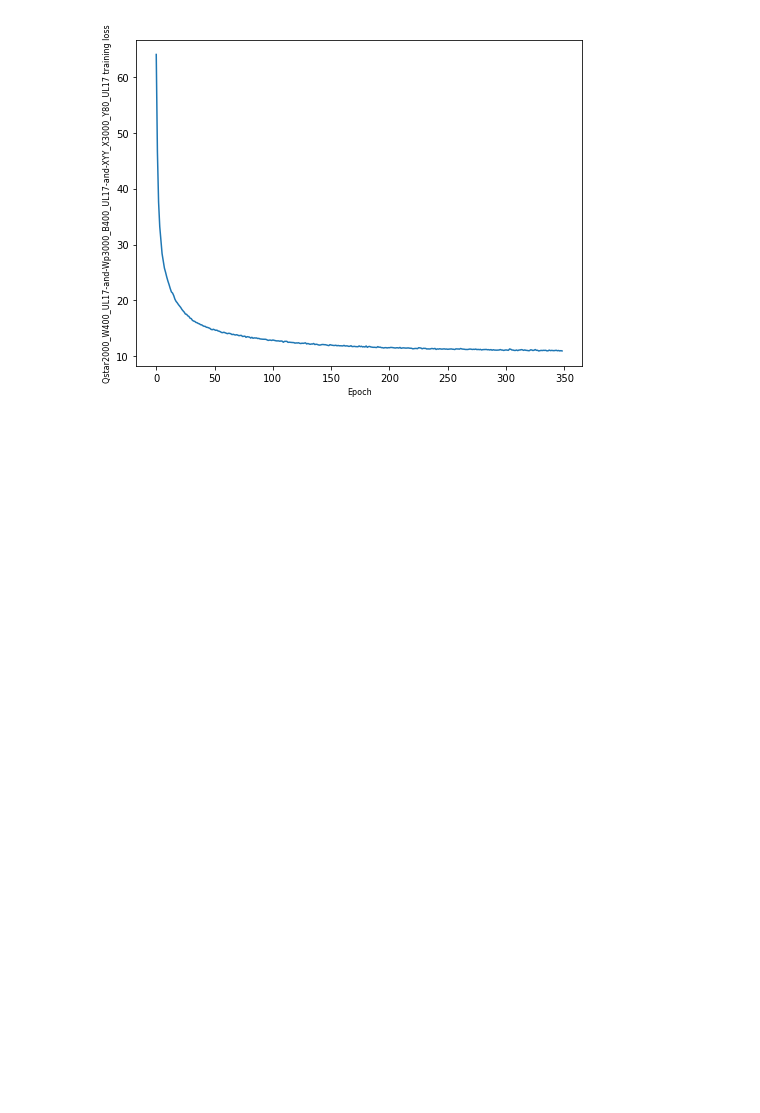
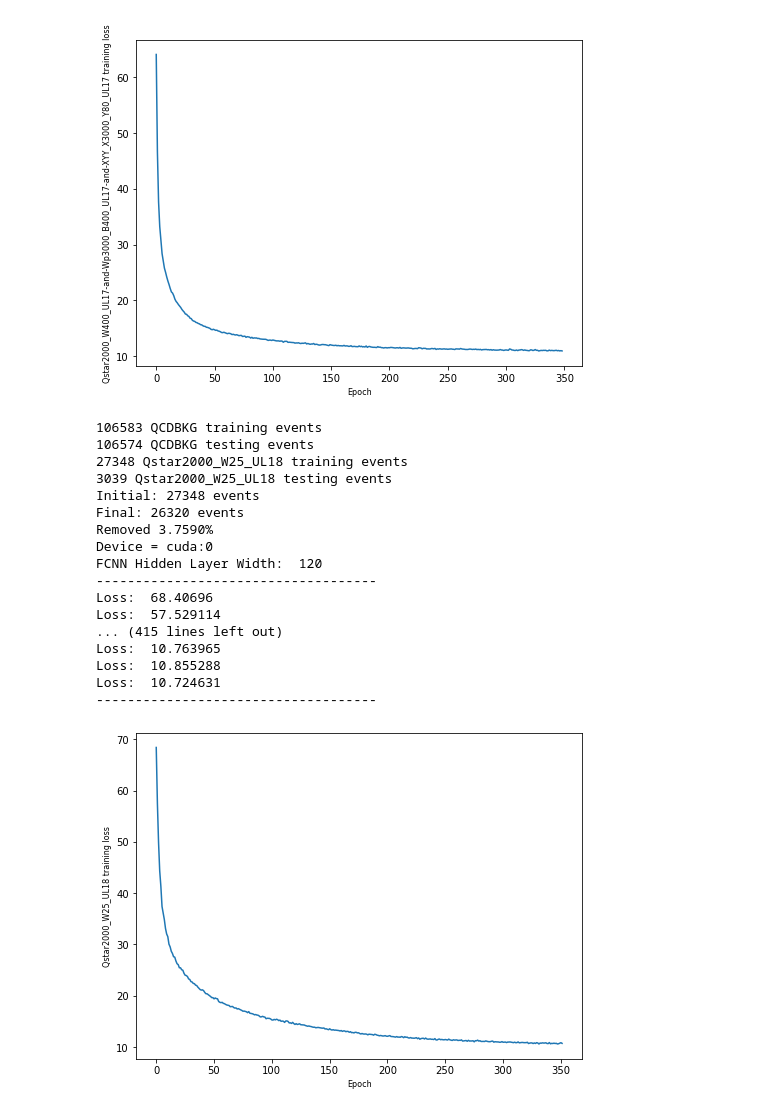
Before and after one commit to wpmccormack/CASE_QUAK, a Jupyter notebook: QUAKTraining/training_signal.ipynb, the cells around one changed output. Cells and saved outputs as stored; diff of their text form; code cells hidden in the pictures; blank space fills up the shorter version.

Commit message:
various updates to training code

```diff
--- a/QUAKTraining/training_signal.ipynb
+++ b/QUAKTraining/training_signal.ipynb
@@ -218,3 +218,29 @@ Using 1076 Signal Events
 Using 106574 Bkg Events
 0.9995% signal injection
 [figure]
+# %%
+output = hf.train_pipeline_sig("Qstar2000_W25_UL18","QCDBKG",train_params,train_frac=0.9,bkg_model="QCDBKG_clip10_NSRATQUAD_k6_hf120_nbpl4_tb10.pt")
+sig_flow = output[0]
+bkg_flow = output[1]
+sig_train_data, sig_train_unnorm_data, sig_train_masses = output[2]
+sig_test_data, sig_test_unnorm_data, sig_test_masses = output[3]
+bkg_test, bkg_test_unnorm, bkg_test_masses = output[4]
+# %% [output]
+106583 QCDBKG training events
+106574 QCDBKG testing events
+27348 Qstar2000_W25_UL18 training events
+3039 Qstar2000_W25_UL18 testing events
+Initial: 27348 events
+Final: 26320 events
+Removed 3.7590%
+Device = cuda:0
+FCNN Hidden Layer Width:  120
+------------------------------------
+Loss:  68.40696
+Loss:  57.529114
+... (415 lines left out)
+Loss:  10.763965
+Loss:  10.855288
+Loss:  10.724631
+------------------------------------
+[figure, added]
```
Also changed, not shown: 5 other files.
